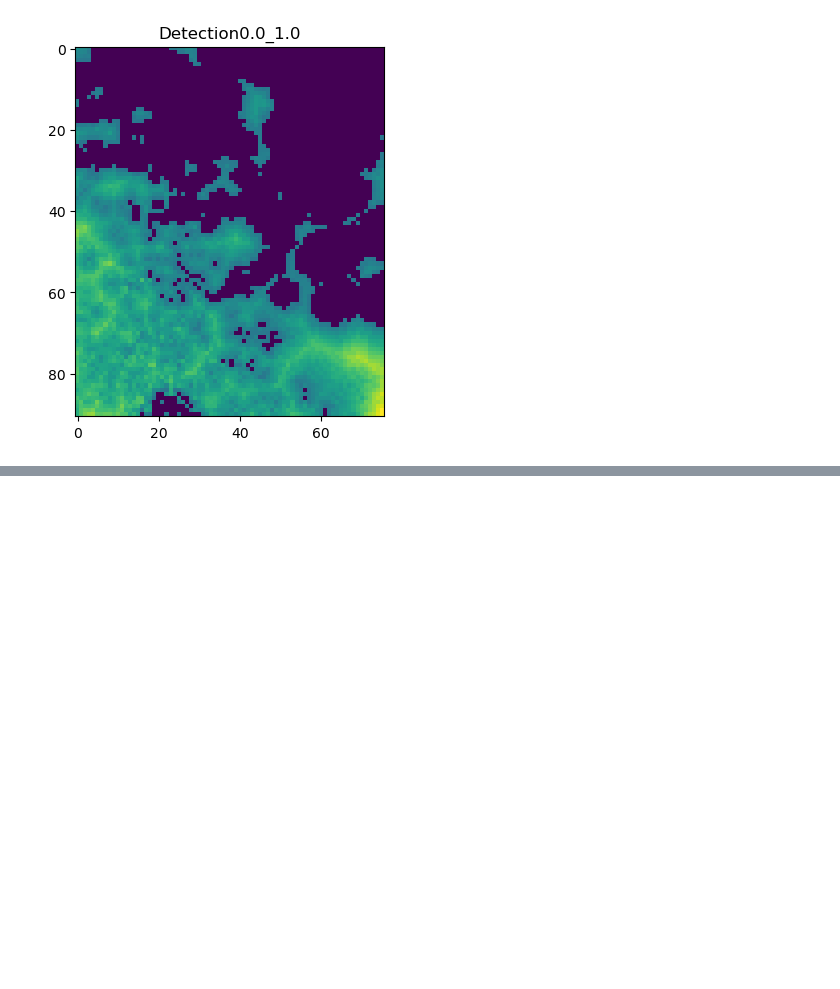
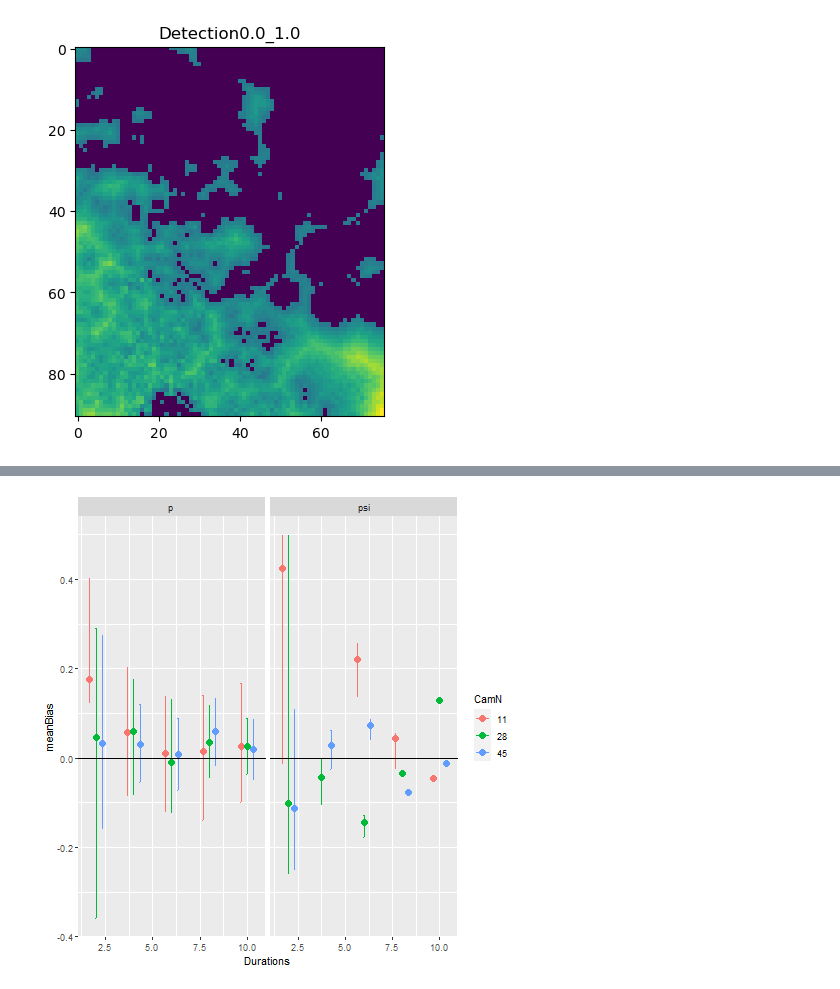
Before and after one commit to alif2499/RCDecisionSupportTool, a Jupyter notebook: SpatialOccupancyPA.ipynb, the cells around one changed output, grey strips where cells are left out. Saved outputs shown, nothing was run; the diff lists cells and outputs as text; code cells hidden in the pictures; blank space fills up the shorter version.

```diff
--- a/SpatialOccupancyPA.ipynb
+++ b/SpatialOccupancyPA.ipynb
@@ -134,10 +134,10 @@ package 'unmarked' was built under R version 4.1.3
 # %%
 %%R
-
+# print(OccOutTab)
 require(tidyverse)
-library(ggplot2)
 
 SumTab = OccOutTab %>%
+    filter(!inSig)%>%
     group_by(CamN, IntervalsN, Response) %>%
     summarise(
         N = length(Estimate),
@@ -151,6 +151,8 @@ SumTab = OccOutTab %>%
         meanSE = mean(SE),
         sdSE = sd(SE),
         seSE   = sdSE / sqrt(N),
+        UpperCI_SE = quantile(SE,probs = 0.975),
+        LowerCI_SE = quantile(SE,probs = 0.025),
 
         meanBias = mean(Bias),
         sdBias = sd(Bias),
@@ -164,22 +166,4 @@ SumTab = OccOutTab %>%
 
 print(SumTab)
 print(meanDetection)
-
-
-pd = position_dodge(1)
-dummy2 <- c(meanDetection,trueOcc)
-print(dummy2)
-SumTab %>%
-    filter(Response == "psi")%>%
-    ggplot(
-        #aes(x=Durations, y=meanEstimate,ymin=meanEstimate-seEstimate, ymax=meanEstimate+seEstimate, colour=CamN)) +
-        aes(x=Durations, y=meanEstimate,ymin=UpperCI_Est, ymax=LowerCI_Est, colour=CamN)) +
-        geom_errorbar(width=0.1,position = pd)+
-        geom_point(size = 3, position = pd) +
-        facet_grid(Response~CamN)
-#         geom_hline(data = dummy2) +
-#         ylim(0,1)+
-#         theme(panel.border = element_blank(), panel.grid.major = element_blank(),
-#               axis.line = element_line(colour = "black"))
-# #         geom_abline(size=0.5,intercept = trueOcc, slope=0)
 # %% [output]
@@ -216,2 +187,20 @@ In addition: Warning messages:
+# %%
+%%R
+
+SumTab %>%
+    #filter(Response == "psi")%>%
+    ggplot(
+        aes(x=Durations, y=meanBias,ymin=LowerCI_Bias, ymax=UpperCI_Bias, colour=CamN)) +
+        #aes(x=Durations, y=meanEstimate,ymin=UpperCI_Est, ymax=LowerCI_Est, colour=CamN)) +
+        geom_errorbar(width=0.1,position = pd)+
+        geom_point(size = 3, position = pd) +
+        facet_grid(.~Response) +
+        geom_abline(size=0.5,intercept = 0, slope=0)
+#         ylim(0,1)+
+#         theme(panel.border = element_blank(), panel.grid.major = element_blank(),
+#               axis.line = element_line(colour = "black"))
+# #         geom_abline(size=0.5,intercept = trueOcc, slope=0)
+# %% [output]
+[figure, added]
 # %%
 %whos
```
Also changed, not shown: parts of 3 cells of this notebook.
